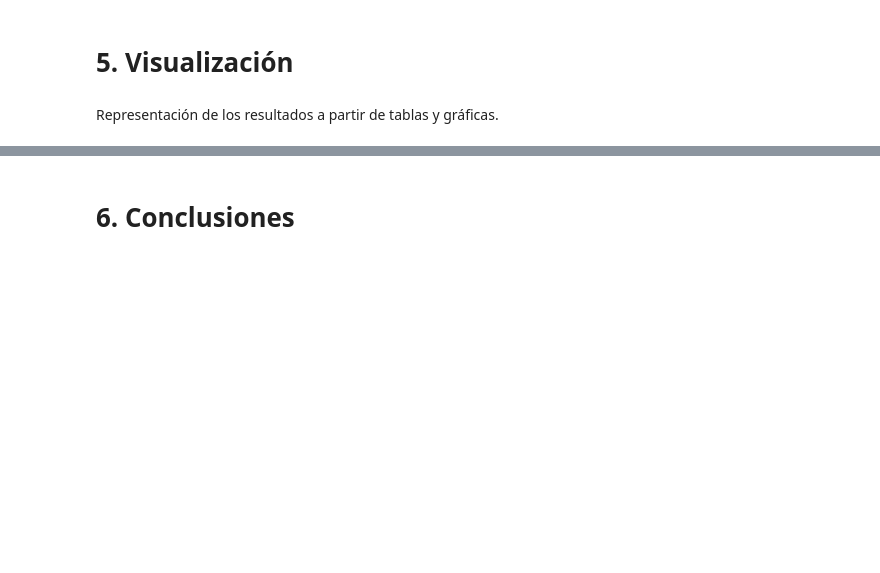
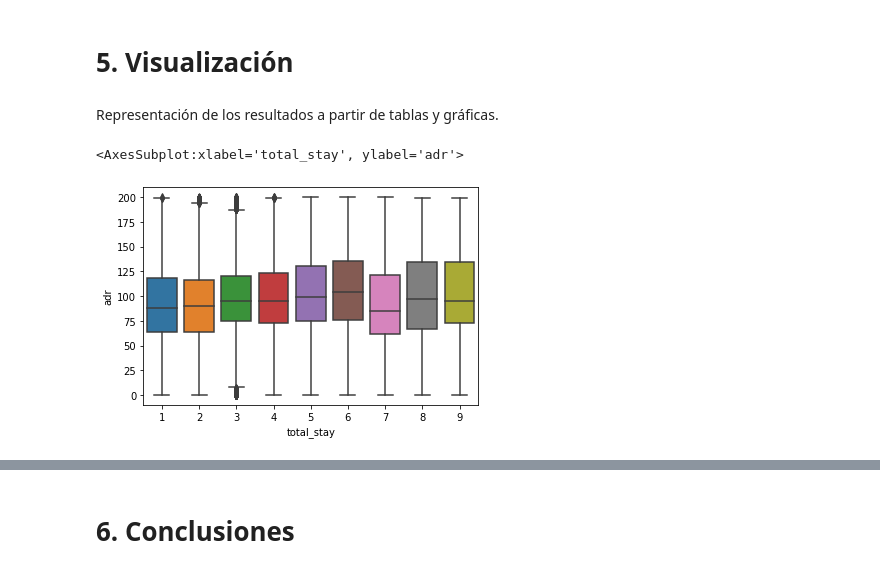
Before and after one commit to NorhanMasterUOC/hotel_bookings_EDA, a Jupyter notebook: hotel_bookings.ipynb, the cells around one changed output, grey strips where cells are left out. Saved outputs shown, nothing was run; the diff lists cells and outputs as text; code cells hidden in the pictures; blank space fills up the shorter version.

Commit message:
adding the processing of adr & total_stay, adding 2 conclusiones

```diff
--- a/hotel_bookings.ipynb
+++ b/hotel_bookings.ipynb
@@ -301,3 +342,6 @@ pd.DataFrame(data["adr"].describe()).transpose()
+# %%
+#droping the outlier in adr and total stay column
+data = data[data['adr'] < 200]
 # %% [markdown]
 # 4. Análisis de los datos
 # %% [markdown]
@@ -308,3 +358,8 @@ pd.DataFrame(data["adr"].describe()).transpose()
 # 5. Visualización
 # %% [markdown]
 Representación de los resultados a partir de tablas y gráficas.
+# %%
+sns.boxplot(x = data['total_stay'] , y = data['adr'])
+# %% [output]
+<AxesSubplot:xlabel='total_stay', ylabel='adr'>
+[figure, added]
```
Also changed, not shown: parts of 34 cells of this notebook.
